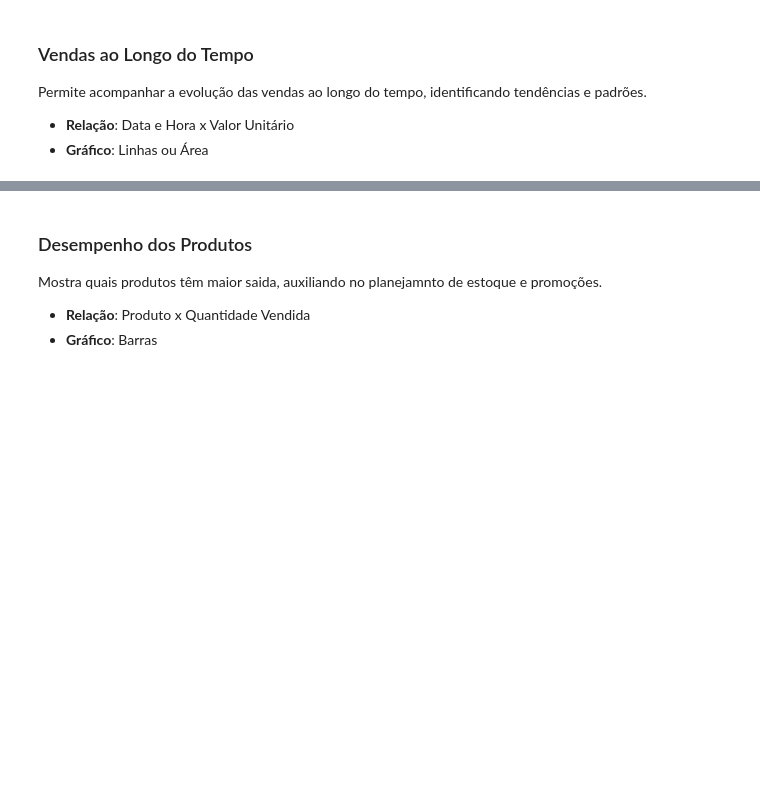
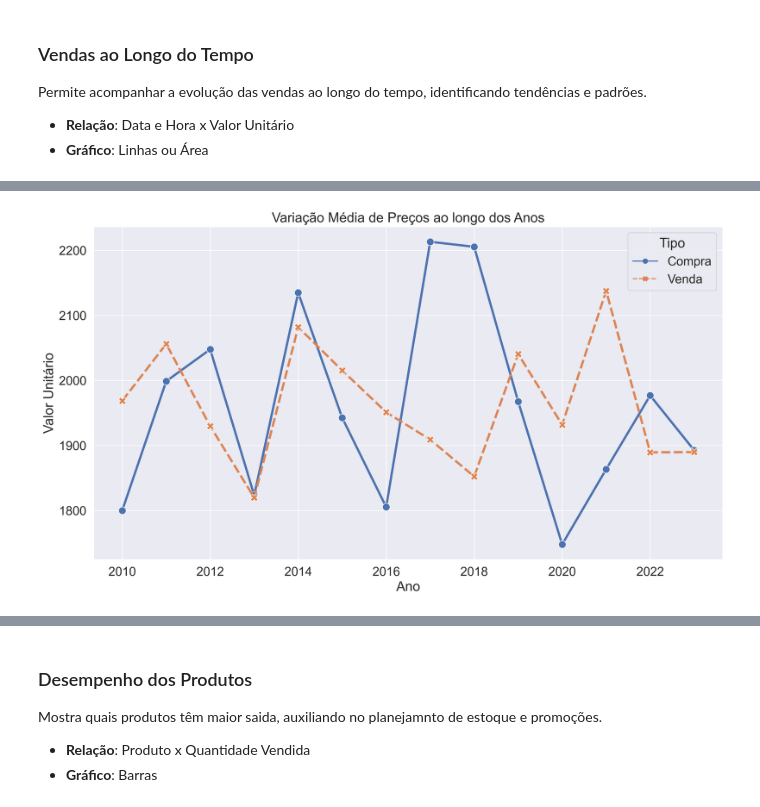
Before and after one commit to willianjcampos/vgsales, a Jupyter notebook: sempre_bem_ti/analise.ipynb, the cells around one changed output, grey strips where cells are left out. Cells and saved outputs as stored; diff of their text form; code cells hidden in the pictures; blank space fills up the shorter version.

Commit message:
Correções de links e ajustes de gráficos

```diff
--- a/sempre_bem_ti/analise.ipynb
+++ b/sempre_bem_ti/analise.ipynb
@@ -53,0 +150,7 @@ display(compra_venda_tempo)
+# %%
+# Filtro de dados relacionados a Data (Ano), ao Tipo (compra ou venda) e a soma do valor unitário
+compra_venda_tempo = pd.DataFrame(df.groupby(['Ano', 'Tipo'], as_index=False)['Valor Unitário'].mean().round(2))
+
+titulo = 'Variação Média de Preços ao longo dos Anos'
+
+display(compra_venda_tempo)
@@ -54,3 +175,15 @@ display(compra_venda_tempo)
 # %%
-sns.lineplot(data=compra_venda_tempo, x='Ano', y='Valor Unitário', hue='Tipo', style='Tipo', markers=True);
+fig, ax = plt.subplots(figsize=(15, 8), dpi=300)
+sns.lineplot(data=compra_venda_tempo,
+             x='Ano',
+             y='Valor Unitário',
+             linewidth = 3,
+             hue='Tipo',
+             style='Tipo',
+             markers=True,
+             markersize=10
+             ).set(title=titulo);
+# Aumentar o título do gráfico para destacar mais
+# %% [output]
+[figure, added]
 # %%
```
Also changed, not shown: parts of 32 cells of this notebook, 2 other files.
